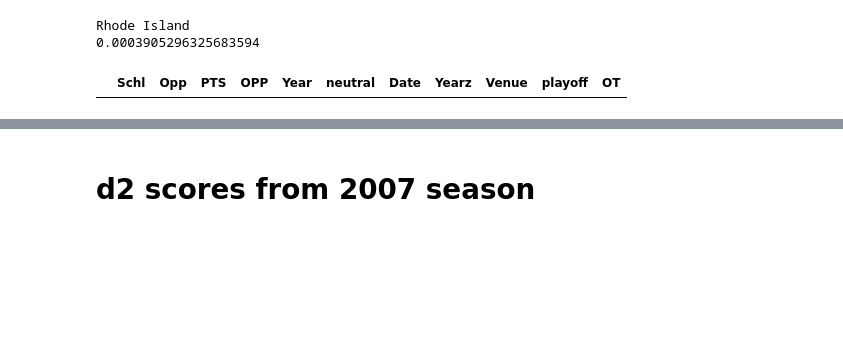
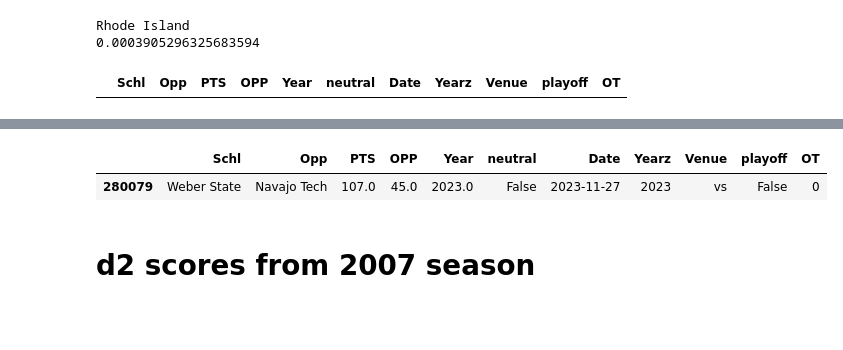
Before and after one commit to easella/ncaabelos, a Jupyter notebook: ncaab-for-free.ipynb, the cells around one changed output, grey strips where cells are left out. Drawn from its saved outputs; the diff is of its cells as text; code cells hidden in the pictures; blank space fills up the shorter version.

```diff
--- a/ncaab-for-free.ipynb
+++ b/ncaab-for-free.ipynb
@@ -1926,3 +1942,17 @@ i[i.Schl=='Grinnell']
+# %%
+df222=df22.drop_duplicates()
+i=df222[df222.Year==2023]
+
+
+i=i[i.Opp=='Navajo Tech']
+
+qa=i[i.Schl=='Weber State']
+
+qa=qa.drop_duplicates()
+qa
+# %% [output]
+|  | Schl | Opp | PTS | OPP | Year | neutral | Date | Yearz | Venue | playoff | OT |
+| 280079 | Weber State | Navajo Tech | 107.0 | 45.0 | 2023.0 | False | 2023-11-27 | 2023 | vs | False | 0 |
 # %%
 arr=[]
 for i in range(2013,2023):
```
Also changed, not shown: parts of 4 cells of this notebook.
